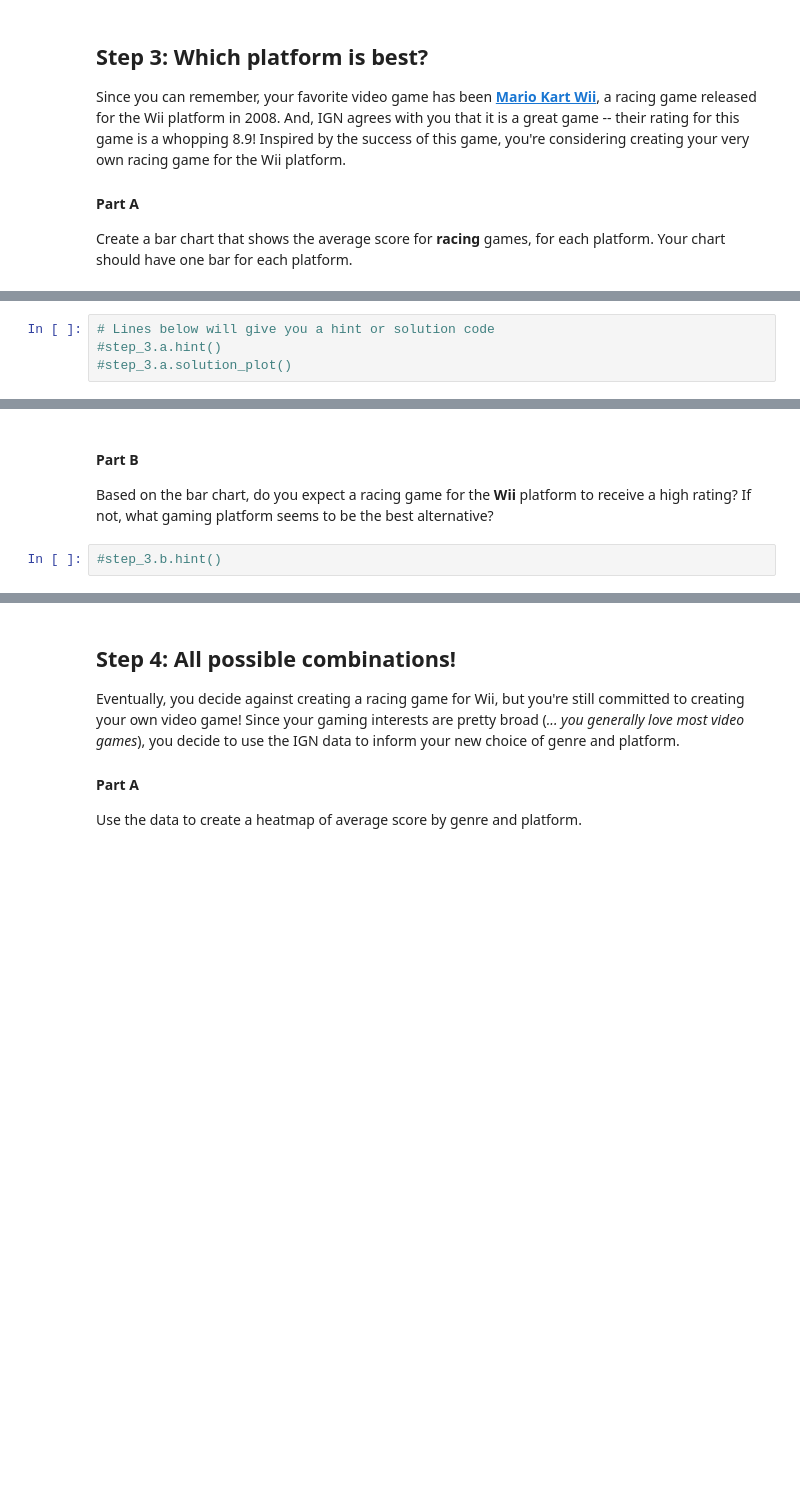
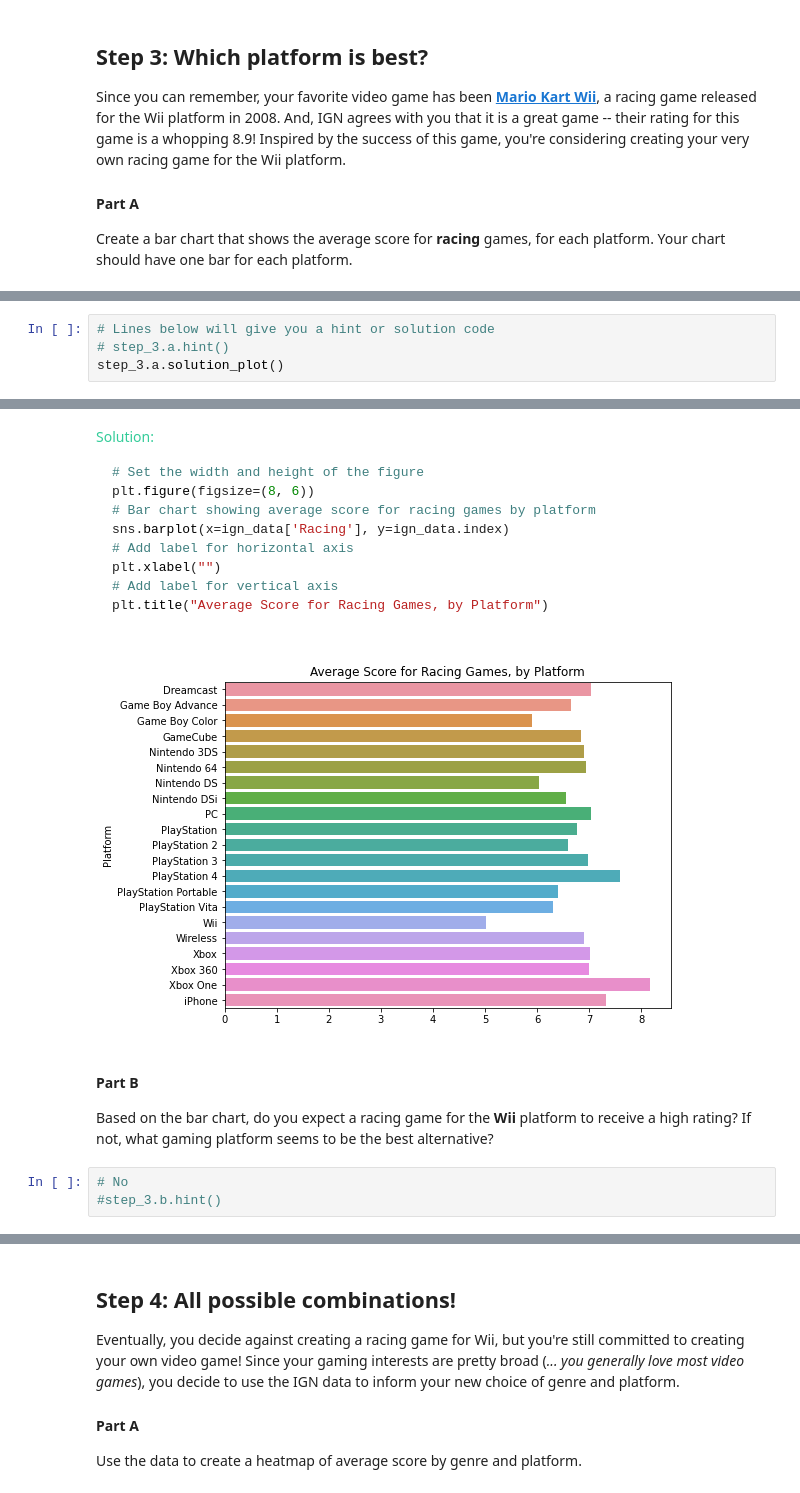
Before and after one commit to prototyyype/kaggle-practice, a Jupyter notebook: data-visualization/exercise-bar-charts-and-heatmaps.ipynb, the cells around one changed output, grey strips where cells are left out. Drawn from its saved outputs; the diff is of its cells as text; blank space fills up the shorter version.

Commit message:
Kaggle Notebook | Exercise: Bar Charts and Heatmaps | Version 2

````diff
--- a/data-visualization/exercise-bar-charts-and-heatmaps.ipynb
+++ b/data-visualization/exercise-bar-charts-and-heatmaps.ipynb
@@ -133,4 +145,5 @@ step_3.a.check()
 # %%
 # Lines below will give you a hint or solution code
-#step_3.a.hint()
-#step_3.a.solution_plot()
+# step_3.a.hint()
+step_3.a.solution_plot()
+# %% [output]
@@ -137,8 +151,22 @@ step_3.a.check()
+<span style="color:#33cc99">Solution:</span>
+```python
+# Set the width and height of the figure
+plt.figure(figsize=(8, 6))
+# Bar chart showing average score for racing games by platform
+sns.barplot(x=ign_data['Racing'], y=ign_data.index)
+# Add label for horizontal axis
+plt.xlabel("")
+# Add label for vertical axis
+plt.title("Average Score for Racing Games, by Platform")
+
+```
+[figure, added]
 # %% [markdown]
 #### Part B
 
 Based on the bar chart, do you expect a racing game for the **Wii** platform to receive a high rating?  If not, what gaming platform seems to be the best alternative?
 # %%
+# No
 #step_3.b.hint()
 # %%
 # Check your answer (Run this code cell to receive credit!)
````
Also changed, not shown: parts of 9 cells of this notebook.
